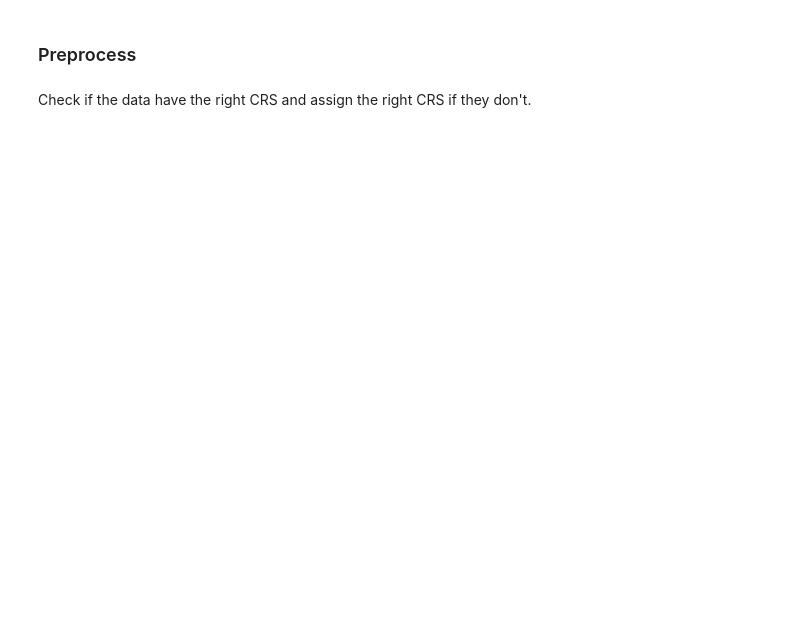
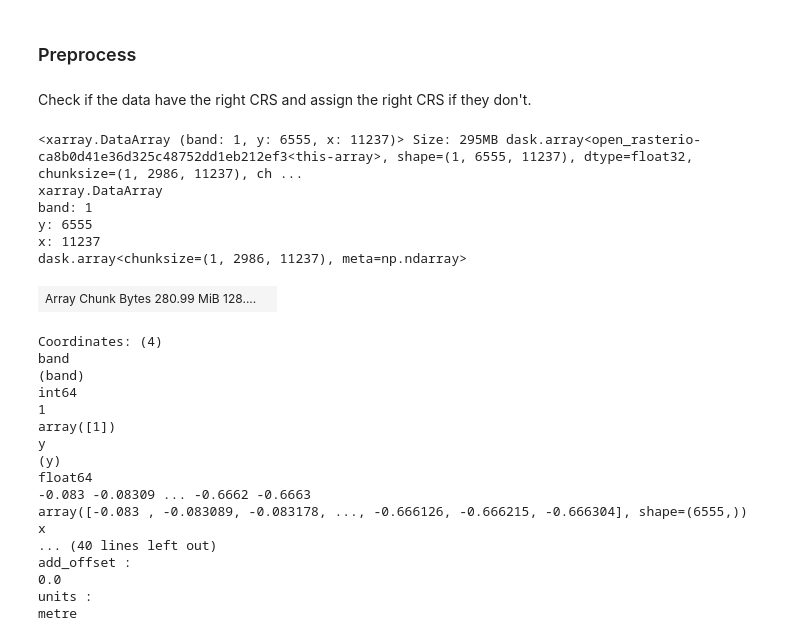
Before and after one commit to rifqiharrys/dem_update, a Jupyter notebook: dem_update_workflow.ipynb, the cells around one changed output. Saved outputs shown, nothing was run; the diff lists cells and outputs as text; code cells hidden in the pictures; blank space fills up the shorter version.

```diff
--- a/dem_update_workflow.ipynb
+++ b/dem_update_workflow.ipynb
@@ -17,6 +19,5 @@ import xarray as xr
 ### Old and new data
 # %%
 old_path = Path(r'./data/BATNAS_120E-125E_05S-000_MSL_v1.5.tif')
-# new_path = Path(r'./data/')
-
-old_dem = rxr.open_rasterio(old_path, masked=True)
+new_path = Path(r'./data/DEM_INTEGRASI_TOGEAN_10m_FINAL.tif')
+update_path = old_path.name.replace('v1.5', 'v2.0')
@@ -26,0 +64,28 @@ Check if the data have the right CRS and assign the right CRS if they don't.
+# %%
+new_dem = read_dem(new_path, chunks='auto')
+new_dem
+# %% [output]
+<xarray.DataArray (band: 1, y: 6555, x: 11237)> Size: 295MB dask.array<open_rasterio-ca8b0d41e36d325c48752dd1eb212ef3<this-array>, shape=(1, 6555, 11237), dtype=float32, chunksize=(1, 2986, 11237), ch ...
+xarray.DataArray
+band: 1
+y: 6555
+x: 11237
+dask.array<chunksize=(1, 2986, 11237), meta=np.ndarray>
+| Array Chunk Bytes 280.99 MiB 128.... |  |
+Coordinates: (4)
+band
+(band)
+int64
+1
+array([1])
+y
+(y)
+float64
+-0.083 -0.08309 ... -0.6662 -0.6663
+array([-0.083 , -0.083089, -0.083178, ..., -0.666126, -0.666215, -0.666304], shape=(6555,))
+x
+... (40 lines left out)
+add_offset :
+0.0
+units :
+metre
```
Also changed, not shown: parts of 7 cells of this notebook, 2 other files.
